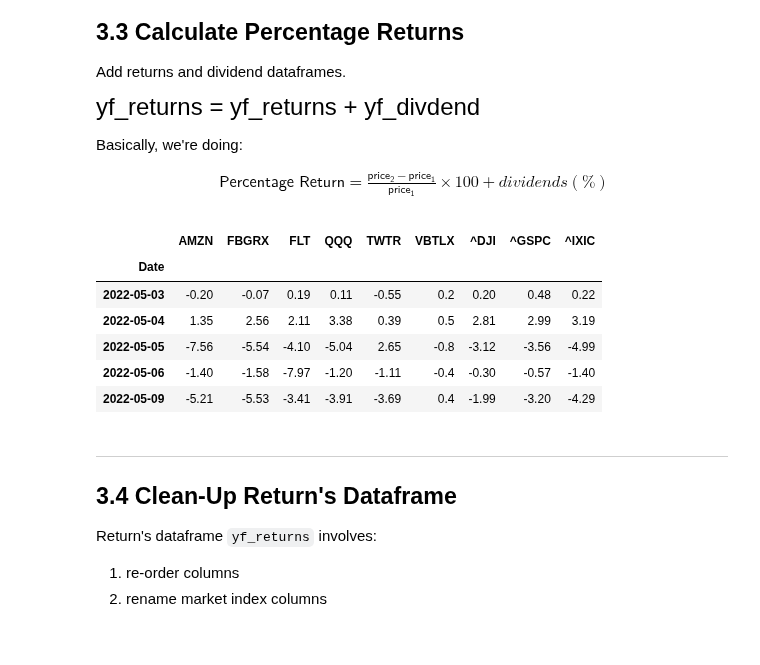
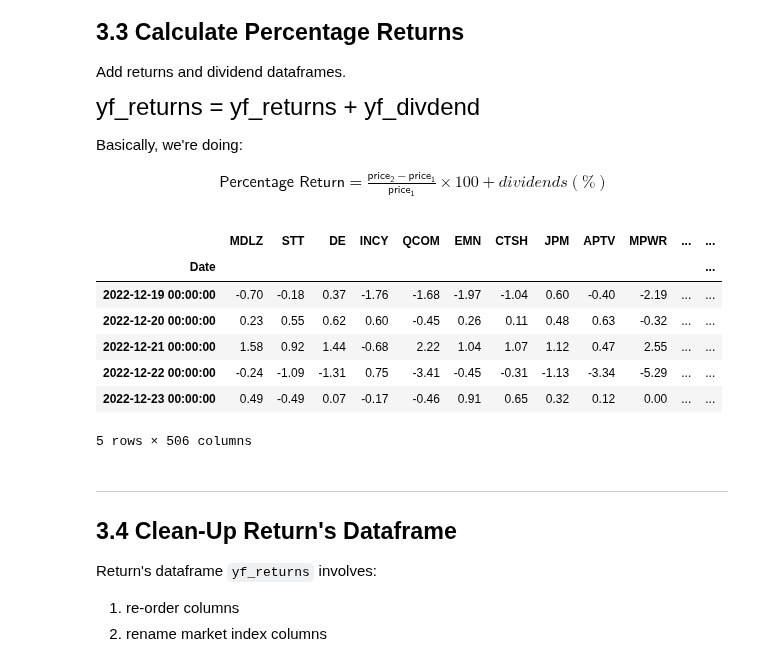
Before and after one commit to joshgregory42/python_projects, a Jupyter notebook: kaggle_stocks.ipynb, the cells around one changed output. Cells and saved outputs as stored; diff of their text form; code cells hidden in the pictures.

```diff
--- a/kaggle_stocks.ipynb
+++ b/kaggle_stocks.ipynb
@@ -119,13 +117,20 @@ Use `!pip install yfinance` to install Yahoo! Finance.
 # %%
 #  SET ticker, yf_period and yf_interval
 #  ticker - securities to download
-ticker      = ["amzn", "FBgrx", "qqq", "VBTLX", 'twtr', 'FLT', '^dji']
+
+sp_500 = pd.read_csv('sp_500.csv')
+
+
+# sp_stocks = sp_500.Symbol.tolist()
+
+# ticker      = ["amzn", "FBgrx", "qqq", "VBTLX", 'twtr', 'FLT', '^dji']
+ticker = sp_500.Symbol.tolist()
 
 #  set market indexes to compare equities with
 market_index = ['^DJI', '^IXIC', '^GSPC']  # Dow Jones, Nasdaq and S&P500
 
 #  time period and interval
-yf_period   = "20y"   # 1d,5d,1mo,3mo,6mo,1y,2y,5y,10y,ytd,max
+yf_period   = "10y"   # 1d,5d,1mo,3mo,6mo,1y,2y,5y,10y,ytd,max
 yf_interval = "1d"    # 1m,2m,5m,15m,30m,60m,90m,1h,1d,5d,1wk,1mo,3mo
 
 
@@ -463,17 +482,18 @@ Basically, we're doing:
 \mathsf{\text{Percentage Return} =  \frac{price_{2}-price_{1}}{price_{1}}} \times  100 + dividends (\%)
 \end{align*}
 # %%
-yf_returns = yf_returns.add(yf_divdend, fill_value = 0)
+yf_returns = yf_returns
 
 yf_returns.tail(5)
 # %% [output]
-|  | AMZN | FBGRX | FLT | QQQ | TWTR | VBTLX | ^DJI | ^GSPC | ^IXIC |
-| Date |  |  |  |  |  |  |  |  |  |
-| 2022-05-03 | -0.20 | -0.07 | 0.19 | 0.11 | -0.55 | 0.2 | 0.20 | 0.48 | 0.22 |
-| 2022-05-04 | 1.35 | 2.56 | 2.11 | 3.38 | 0.39 | 0.5 | 2.81 | 2.99 | 3.19 |
-| 2022-05-05 | -7.56 | -5.54 | -4.10 | -5.04 | 2.65 | -0.8 | -3.12 | -3.56 | -4.99 |
-| 2022-05-06 | -1.40 | -1.58 | -7.97 | -1.20 | -1.11 | -0.4 | -0.30 | -0.57 | -1.40 |
-| 2022-05-09 | -5.21 | -5.53 | -3.41 | -3.91 | -3.69 | 0.4 | -1.99 | -3.20 | -4.29 |
+|  | MDLZ | STT | DE | INCY | QCOM | EMN | CTSH | JPM | APTV | MPWR | ... | ... |
+| Date |  |  |  |  |  |  |  |  |  |  |  | ... |
+| 2022-12-19 00:00:00 | -0.70 | -0.18 | 0.37 | -1.76 | -1.68 | -1.97 | -1.04 | 0.60 | -0.40 | -2.19 | ... | ... |
+| 2022-12-20 00:00:00 | 0.23 | 0.55 | 0.62 | 0.60 | -0.45 | 0.26 | 0.11 | 0.48 | 0.63 | -0.32 | ... | ... |
+| 2022-12-21 00:00:00 | 1.58 | 0.92 | 1.44 | -0.68 | 2.22 | 1.04 | 1.07 | 1.12 | 0.47 | 2.55 | ... | ... |
+| 2022-12-22 00:00:00 | -0.24 | -1.09 | -1.31 | 0.75 | -3.41 | -0.45 | -0.31 | -1.13 | -3.34 | -5.29 | ... | ... |
+| 2022-12-23 00:00:00 | 0.49 | -0.49 | 0.07 | -0.17 | -0.46 | 0.91 | 0.65 | 0.32 | 0.12 | 0.00 | ... | ... |
+5 rows × 506 columns
 # %% [markdown]
 ---
 <a id="yf_download_clean"></a>
```
Also changed, not shown: parts of 17 cells of this notebook, 13 other files.
